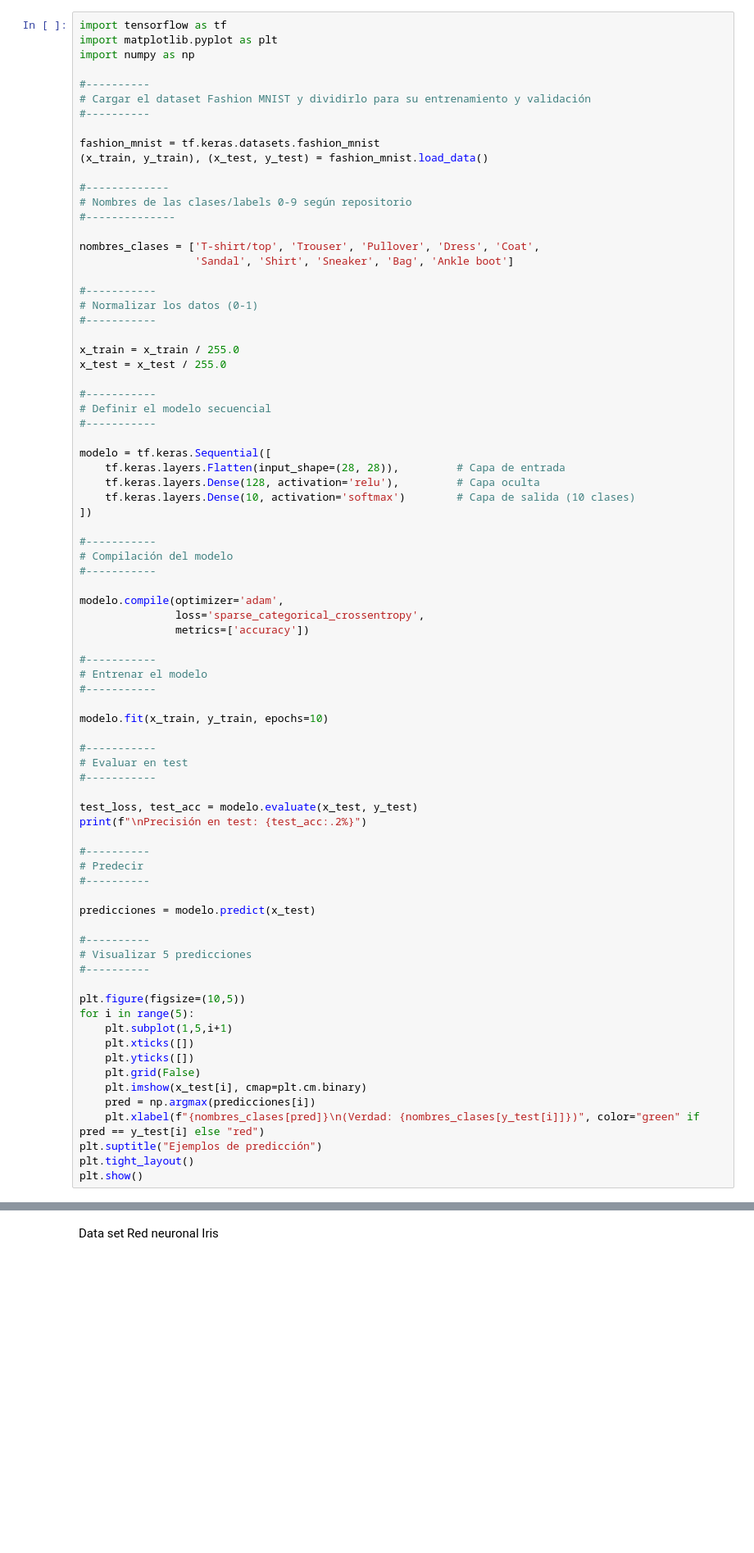
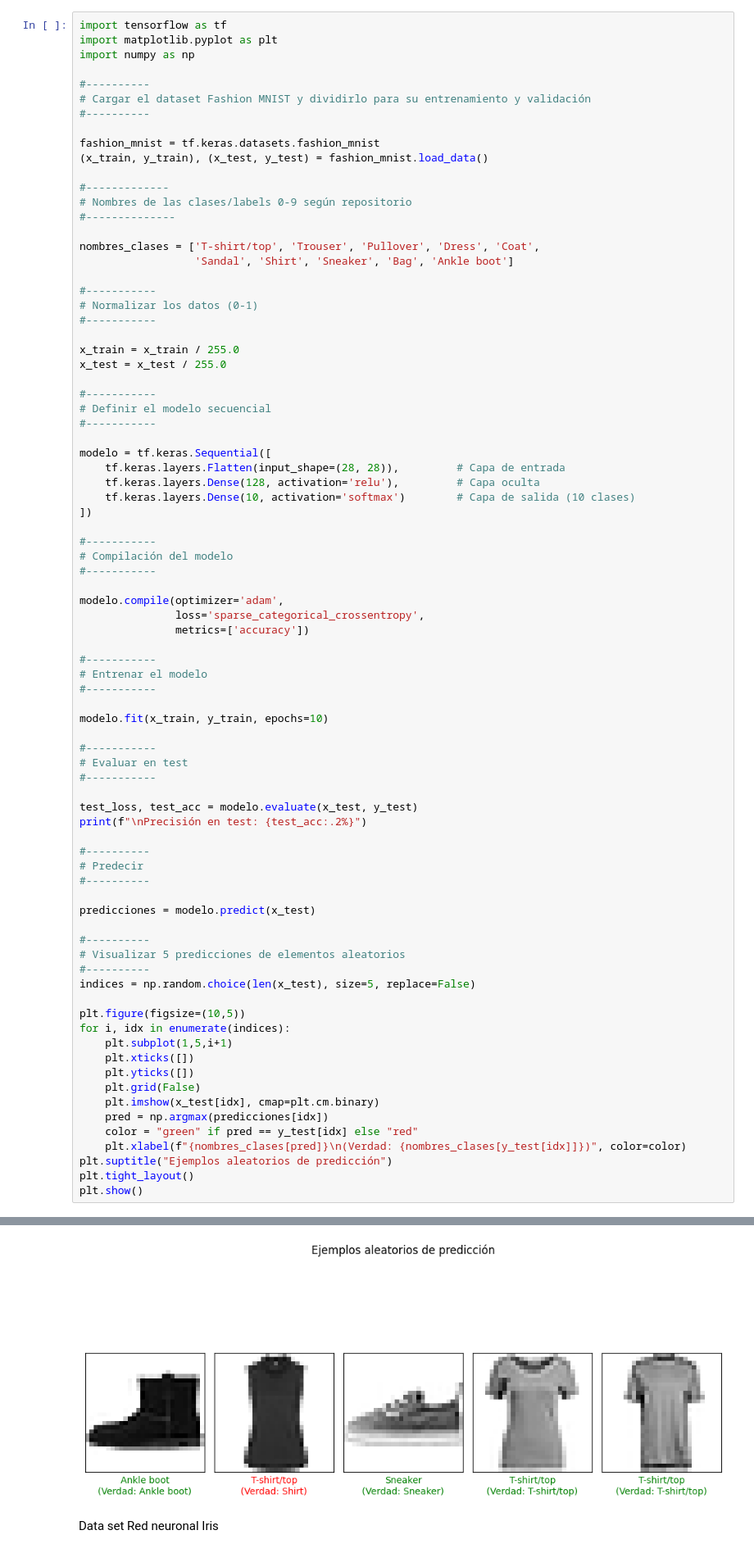
Before and after one commit to natc27/IAandMiniRobots, a Jupyter notebook: Capitulo5.ipynb, the cells around one changed output, grey strips where cells are left out. Shown at 82% size. Drawn from its saved outputs; the diff is of its cells as text; blank space fills up the shorter version.

```diff
--- a/Capitulo5.ipynb
+++ b/Capitulo5.ipynb
@@ -76,19 +76,21 @@ print(f"\nPrecisión en test: {test_acc:.2%}")
 predicciones = modelo.predict(x_test)
 
 #----------
-# Visualizar 5 predicciones
+# Visualizar 5 predicciones de elementos aleatorios
 #----------
+indices = np.random.choice(len(x_test), size=5, replace=False)
 
 plt.figure(figsize=(10,5))
-for i in range(5):
+for i, idx in enumerate(indices):
     plt.subplot(1,5,i+1)
     plt.xticks([])
     plt.yticks([])
     plt.grid(False)
-    plt.imshow(x_test[i], cmap=plt.cm.binary)
-    pred = np.argmax(predicciones[i])
-    plt.xlabel(f"{nombres_clases[pred]}\n(Verdad: {nombres_clases[y_test[i]]})", color="green" if pred == y_test[i] else "red")
-plt.suptitle("Ejemplos de predicción")
+    plt.imshow(x_test[idx], cmap=plt.cm.binary)
+    pred = np.argmax(predicciones[idx])
+    color = "green" if pred == y_test[idx] else "red"
+    plt.xlabel(f"{nombres_clases[pred]}\n(Verdad: {nombres_clases[y_test[idx]]})", color=color)
+plt.suptitle("Ejemplos aleatorios de predicción")
 plt.tight_layout()
 plt.show()
 # %% [output]
@@ -96,3 +114,4 @@ ModuleNotFoundError: No module named 'tensorflow'
+[figure, added]
 # %% [markdown]
 Data set Red neuronal Iris
 # %%
```
Also changed, not shown: parts of 1 cell of this notebook.
